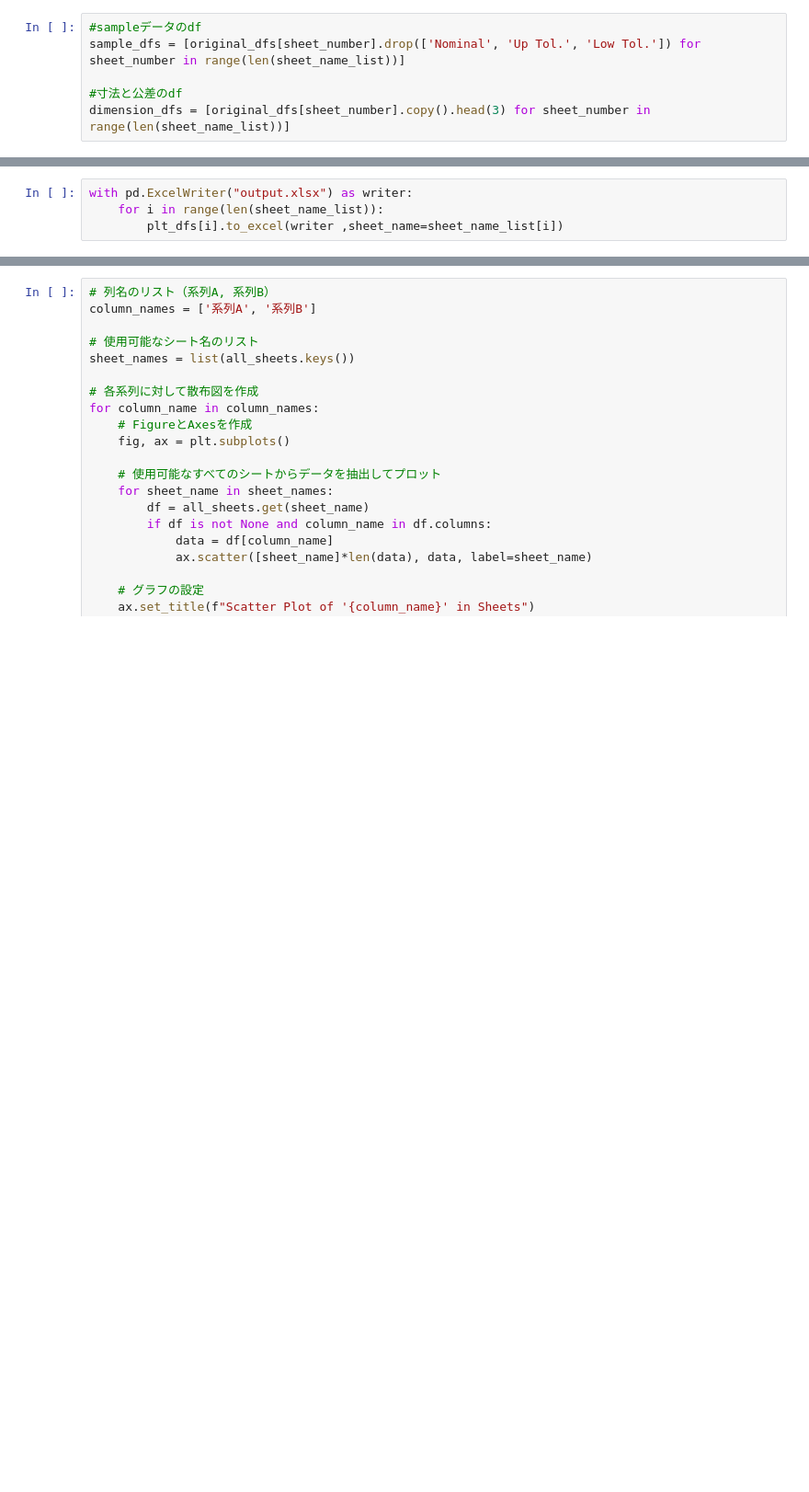
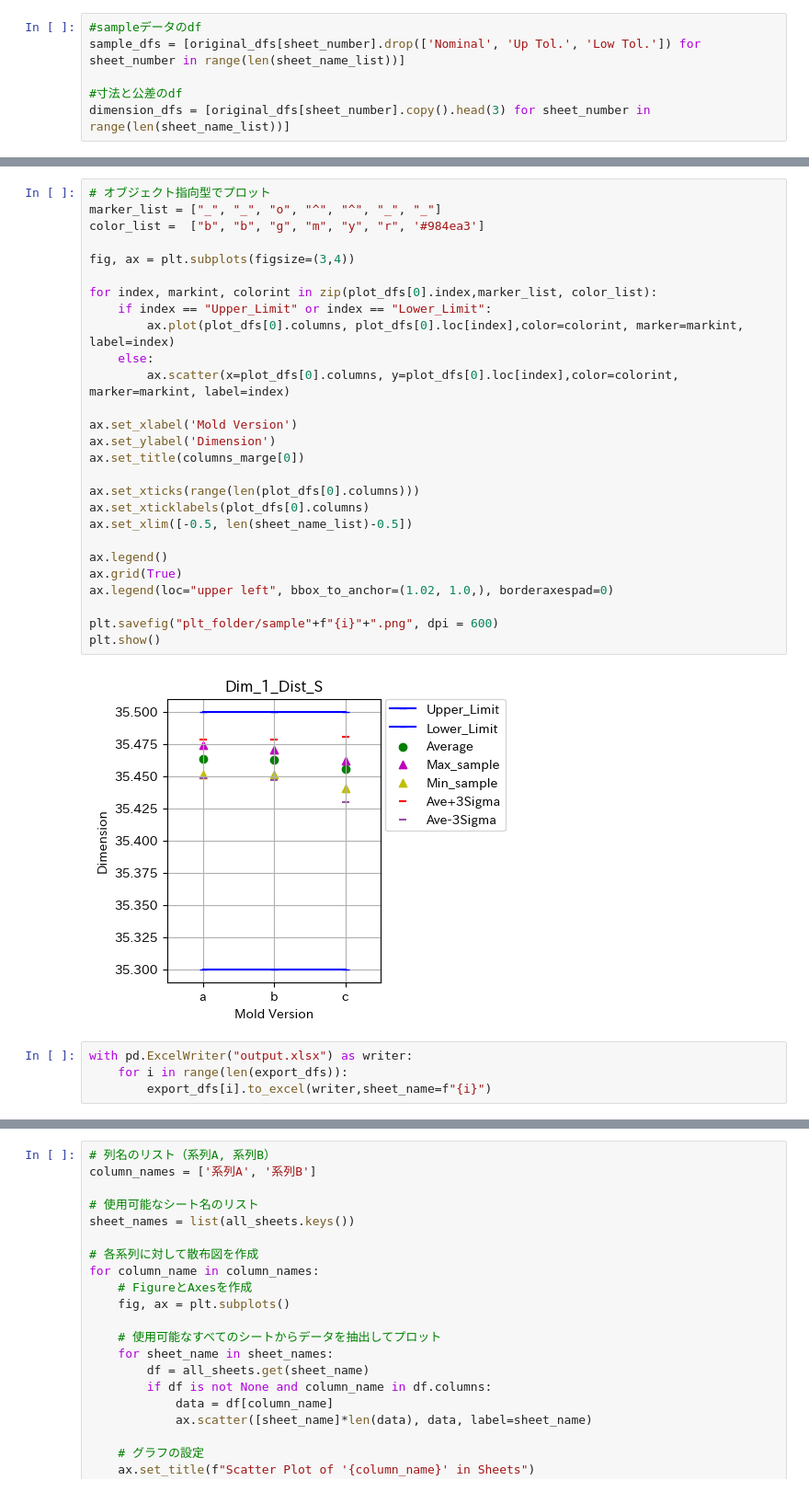
Before and after one commit to kkaomsihmi/evaluate_process_capability, a Jupyter notebook: evaluate_process_capability_20240316.ipynb, the cells around one changed output, grey strips where cells are left out. Shown at 92% size. Saved outputs shown, nothing was run; the diff lists cells and outputs as text; blank space fills up the shorter version.

```diff
--- a/evaluate_process_capability_20240316.ipynb
+++ b/evaluate_process_capability_20240316.ipynb
@@ -82,5 +121,34 @@ plt_dfs = [dfs[sheet_number].copy().drop(['Cpk', 'Sigma']) for sheet_number in r
+# %%
+# オブジェクト指向型でプロット
+marker_list = ["_", "_", "o", "^", "^", "_", "_"]
+color_list =  ["b", "b", "g", "m", "y", "r", '#984ea3']
+
+fig, ax = plt.subplots(figsize=(3,4))
+
+for index, markint, colorint in zip(plot_dfs[0].index,marker_list, color_list):
+    if index == "Upper_Limit" or index == "Lower_Limit":
+        ax.plot(plot_dfs[0].columns, plot_dfs[0].loc[index],color=colorint, marker=markint, label=index)
+    else:
+        ax.scatter(x=plot_dfs[0].columns, y=plot_dfs[0].loc[index],color=colorint, marker=markint, label=index)
+
+ax.set_xlabel('Mold Version')
+ax.set_ylabel('Dimension')
+ax.set_title(columns_marge[0])
+
+ax.set_xticks(range(len(plot_dfs[0].columns)))
+ax.set_xticklabels(plot_dfs[0].columns)
+ax.set_xlim([-0.5, len(sheet_name_list)-0.5])
+
+ax.legend()
+ax.grid(True)
+ax.legend(loc="upper left", bbox_to_anchor=(1.02, 1.0,), borderaxespad=0)
+
+plt.savefig("plt_folder/sample"+f"{i}"+".png", dpi = 600)
+plt.show()
+# %% [output]
+[figure, added]
 # %%
 with pd.ExcelWriter("output.xlsx") as writer:
-    for i in range(len(sheet_name_list)):
-        plt_dfs[i].to_excel(writer ,sheet_name=sheet_name_list[i])
+    for i in range(len(export_dfs)):
+        export_dfs[i].to_excel(writer,sheet_name=f"{i}")
 # %%
```
Also changed, not shown: parts of 17 cells of this notebook.
